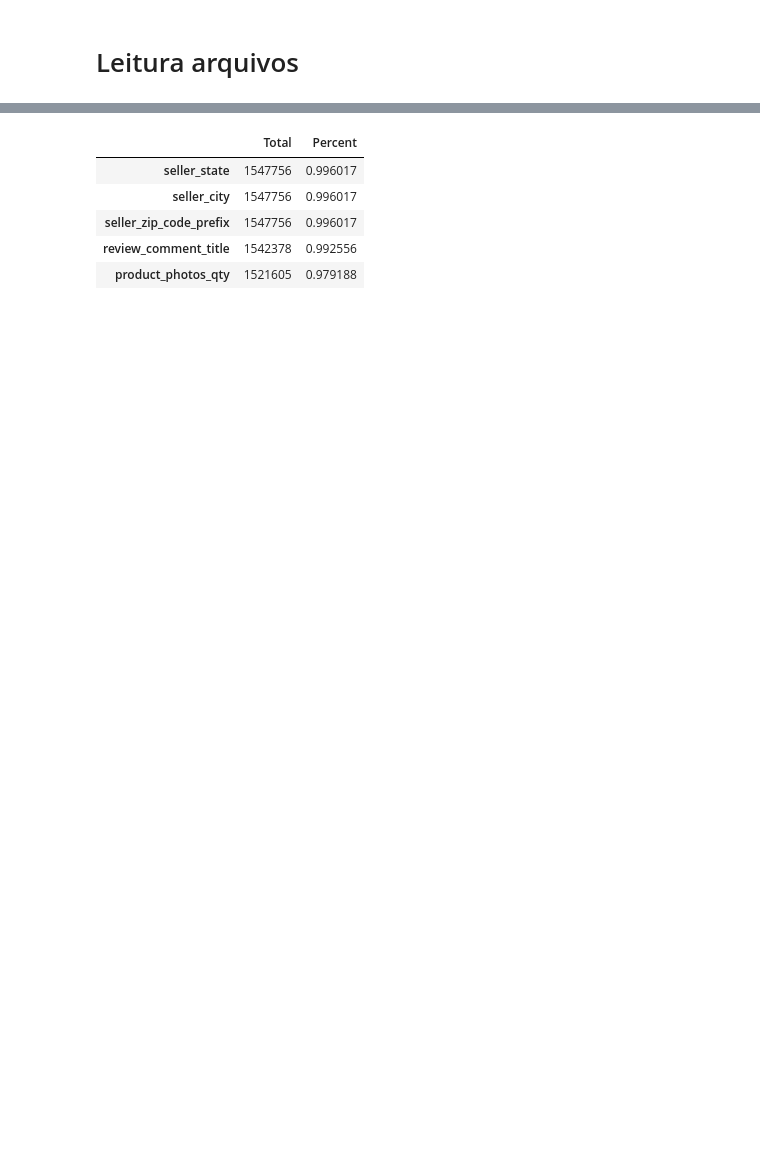
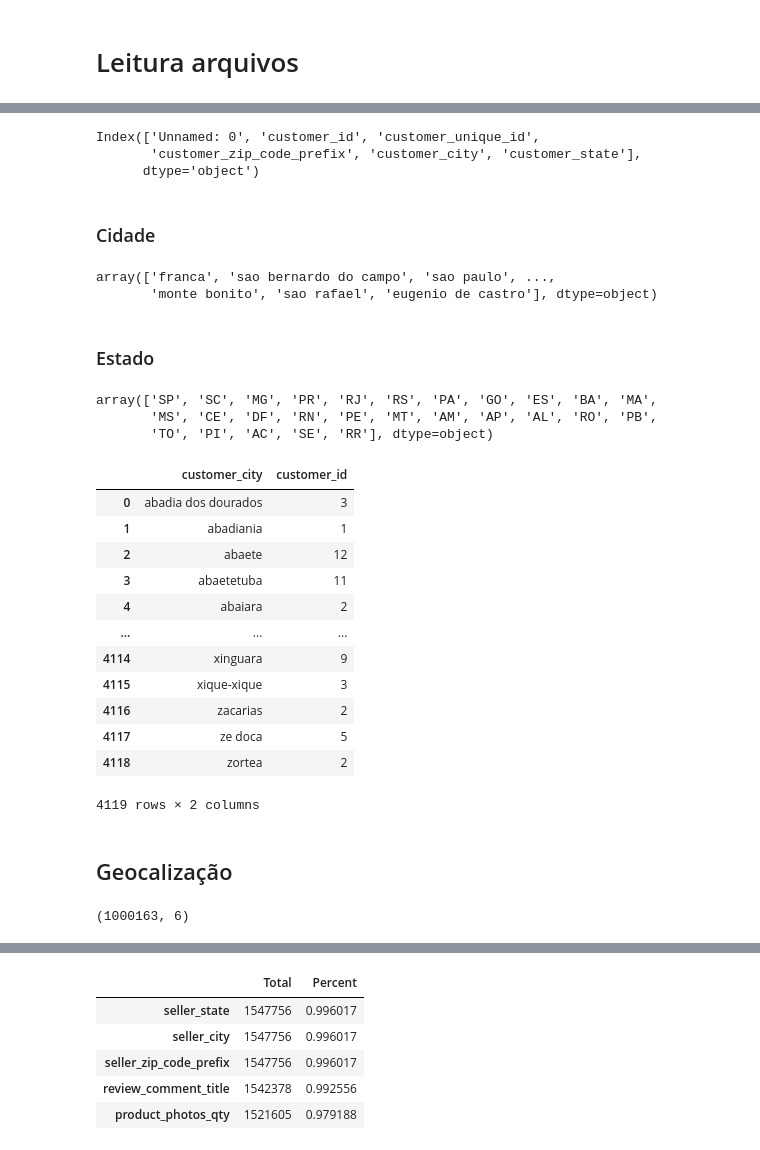
Before and after one commit to claudiagarcia0204/Projeto-Final---Olist, a Jupyter notebook: Projeto Final Olist.ipynb, the cells around one changed output, grey strips where cells are left out. Saved outputs shown, nothing was run; the diff lists cells and outputs as text; code cells hidden in the pictures; blank space fills up the shorter version.

```diff
--- a/Projeto Final Olist.ipynb
+++ b/Projeto Final Olist.ipynb
@@ -105,0 +450,43 @@ NameError: name 'df' is not defined
+# %%
+clientes.columns
+# %% [output]
+Index(['Unnamed: 0', 'customer_id', 'customer_unique_id',
+       'customer_zip_code_prefix', 'customer_city', 'customer_state'],
+      dtype='object')
+# %% [markdown]
+### Cidade
+# %%
+clientes.customer_city.unique()
+# %% [output]
+array(['franca', 'sao bernardo do campo', 'sao paulo', ...,
+       'monte bonito', 'sao rafael', 'eugenio de castro'], dtype=object)
+# %% [markdown]
+### Estado
+# %%
+clientes.customer_state.unique()
+# %% [output]
+array(['SP', 'SC', 'MG', 'PR', 'RJ', 'RS', 'PA', 'GO', 'ES', 'BA', 'MA',
+       'MS', 'CE', 'DF', 'RN', 'PE', 'MT', 'AM', 'AP', 'AL', 'RO', 'PB',
+       'TO', 'PI', 'AC', 'SE', 'RR'], dtype=object)
+# %%
+clientes.groupby('customer_city').count()['customer_id'].reset_index()
+# %% [output]
+|  | customer_city | customer_id |
+| 0 | abadia dos dourados | 3 |
+| 1 | abadiania | 1 |
+| 2 | abaete | 12 |
+| 3 | abaetetuba | 11 |
+| 4 | abaiara | 2 |
+| ... | ... | ... |
+| 4114 | xinguara | 9 |
+| 4115 | xique-xique | 3 |
+| 4116 | zacarias | 2 |
+| 4117 | ze doca | 5 |
+| 4118 | zortea | 2 |
+4119 rows × 2 columns
+# %% [markdown]
+## Geocalização
+# %%
+geolocal.shape
+# %% [output]
+(1000163, 6)
```
Also changed, not shown: parts of 76 cells of this notebook, 1 other file.
